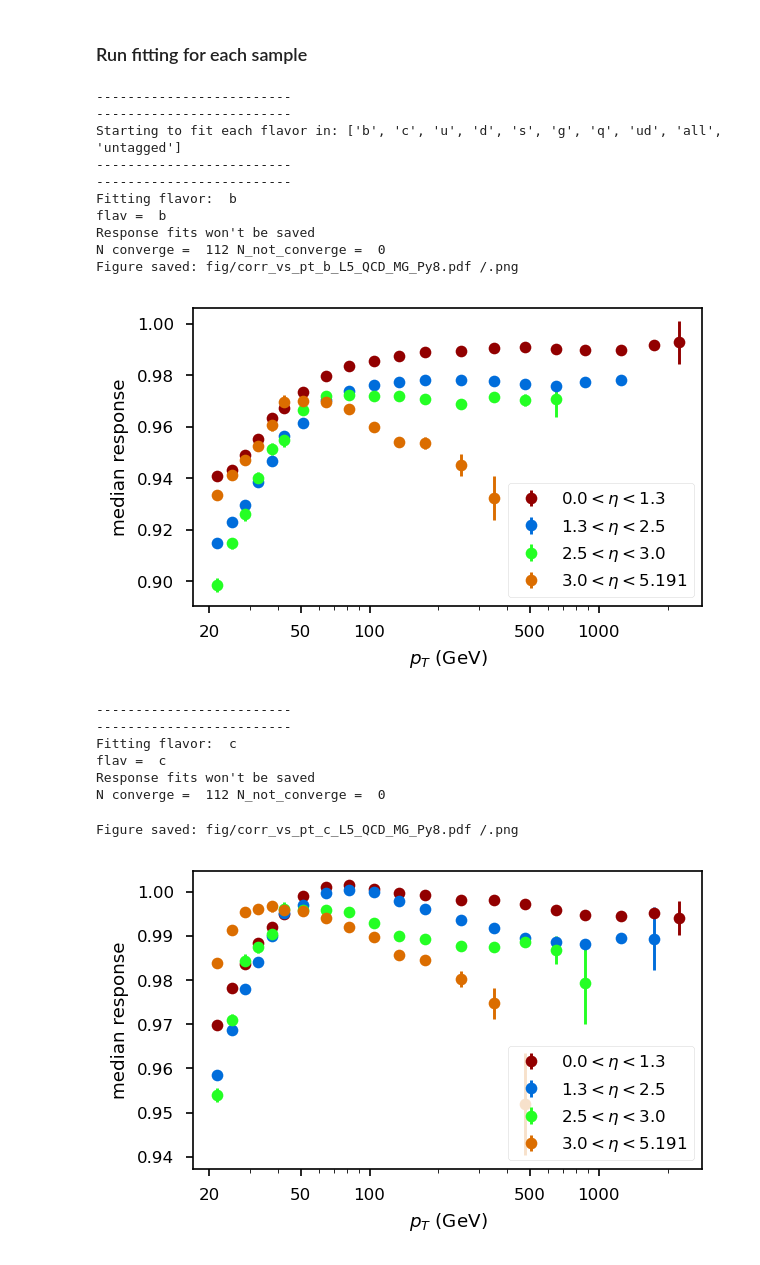
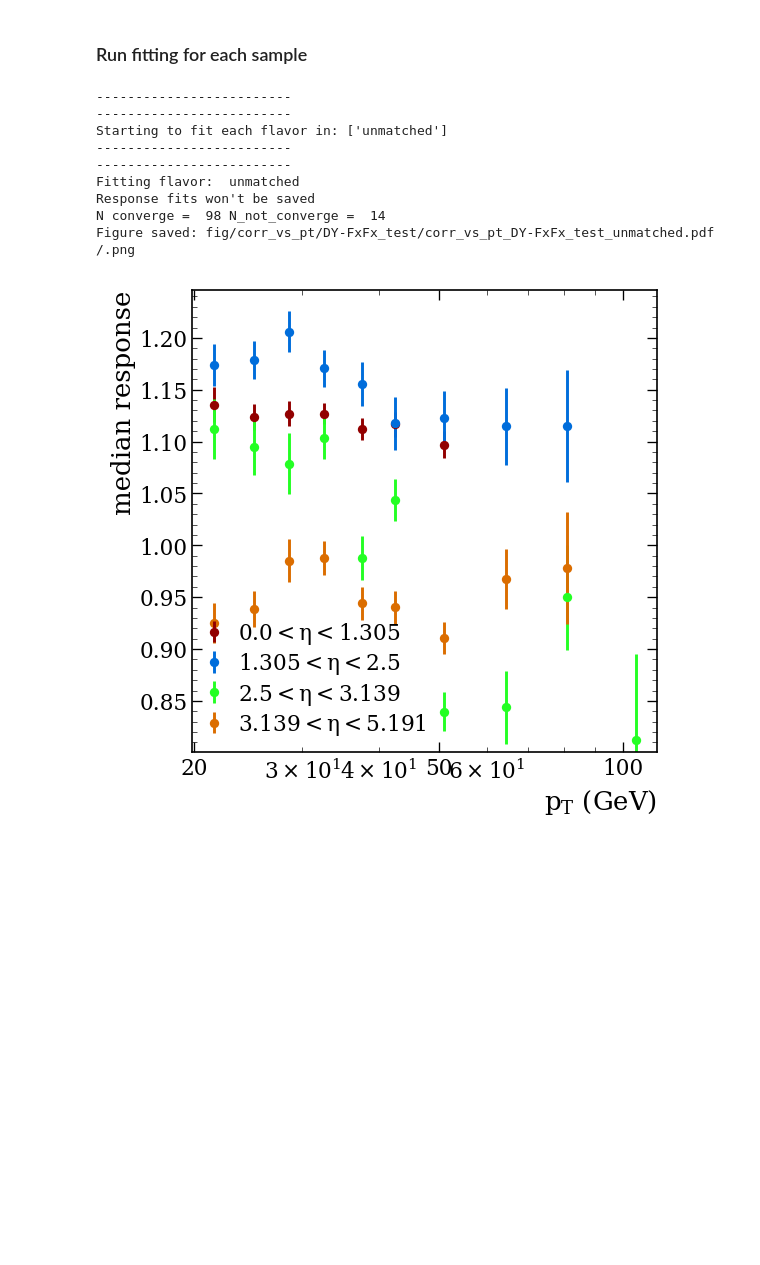
Before and after one commit to dsidirop1/JMECoffea, a Jupyter notebook: run_processor_response_fitter.ipynb, the cells around one changed output. Cells and saved outputs as stored; diff of their text form; code cells hidden in the pictures; blank space fills up the shorter version.

Commit message:
Repaired the bug with unmatched flavors

```diff
--- a/run_processor_response_fitter.ipynb
+++ b/run_processor_response_fitter.ipynb
@@ -287,7 +307,7 @@ if(UsingDaskExecutor and not CoffeaCasaEnv):
         cluster.scale(8)
         client = Client(cluster)
 
-    client.upload_file('CoffeaJERCProcessor'+tag+'.py')
+    client.upload_file('CoffeaJERCProcessor'+tag_Lx+'.py')
     client.upload_file('count_2d.py')
 
     client
@@ -360,13 +442,13 @@ Loaded histograms from:  out/CoffeaJERCOutputs_L5_QCD_MG_Py8.coffea
 ### Striching up the sample
 # %%
 output_orig = output
-if 'Herwig-QCD' in data_tag or "MG" in data_tag:
+if "QCD-MG" in data_tag:
     response_sums = {key:sum(dictionary_pattern(output[key], "ptresponse_").values()).sum().value for key in output.keys()}
     scale_factors = hist_div(xsec_dict, response_sums)
     all_histo_keys = output[next(iter(output.keys()))].keys()
     result = {histo_key:sum_subhist(output, histo_key, scale_factors) for histo_key in all_histo_keys }
     output = result
-else:
+elif len(output.keys())==1:
     output = output[list(output.keys())[0]]
 # %% [markdown]
 ### Fit responses
@@ -389,7 +471,7 @@ if fine_etabins==True:
 elif one_bin==True:
     ptbins = np.array([15, 10000])
     ptbins_c = (ptbins[:-1]+ptbins[1:])/2
-    etabins = np.array([-5, -3, -2.5, -1.3, 0, 1.3, 2.5, 3, 5])
+#     etabins = np.array([-5, -3, -2.5, -1.3, 0, 1.3, 2.5, 3, 5])
     etabins = np.array([etabins[0], 0, etabins[-1]])
 #     etabins = np.array([etabins[3], 0, etabins[-4]])
 else:
@@ -397,7 +479,8 @@ else:
 #     ptbins = ptbins[2:] #because there is a pt cut on pt gen and no point of fitting and plotting below that
     ptbins_c = output[response_key].axes['pt_gen'].centers
     etabins = np.array([-5.191, -3.489, -3.139, -2.853,   -2.5, -2.322,  -1.93, -1.653, -1.305, -0.783,      0,  0.783,  1.305,  1.653,   1.93,  2.322,    2.5,  2.853,  3.139,  3.489, 5.191])
-    etabins = np.array([-5.191, -3, -2.5, -1.3, 0, 1.3, 2.5, 3, 5.191])
+#     etabins = np.array([-5.191, -3, -2.5, -1.3, 0, 1.3, 2.5, 3, 5.191])
+    etabins = np.array([-5.191, -3.139, -2.5, -1.305, 0., 1.305, 2.5, 3.139, 5.191])
 
 
 
@@ -520,6 +603,14 @@ def fit_responses(output, flavor='b'):
     saveplots = False
 
     response_hist, recopt_hist = add_flavors(output, flavor, combine_antiflavour)
+
+    response_hist = rebin_hist(response_hist, 'jeteta' , etabins)
+    recopt_hist = rebin_hist(recopt_hist, 'jeteta' , etabins)
+
+    sum_neg_pos_eta_bool=True
+    if sum_neg_pos_eta_bool==True:
+        response_hist = sum_neg_pos_eta(response_hist)
+        recopt_hist = sum_neg_pos_eta(recopt_hist)
 
     results = {key:np.zeros((jetpt_length, jeteta_length))
                   for key in ["Mean", "MeanVar", "Median", "MedianStd", "MeanRecoPt"]  }
@@ -553,7 +644,15 @@ def fit_responses(output, flavor='b'):
             pt_string = pt_string.replace('.0','').replace('-infto','0to')
 
         for k in range(jeteta_length):
-            histo, histopt, eta_string = slice_histogram(response_hist, recopt_hist, etabins, k, pt_lo, pt_hi)
+            histo = response_hist[i, :, k]
+            histopt = recopt_hist[i, k]
+
+            etaPl_lo = etabins[k+jeteta_length]
+            etaPl_hi = etabins[k+1+jeteta_length]
+            eta_string = '_eta'+str(etaPl_lo)+'to'+str(etaPl_hi)
+            eta_string = eta_string.replace('.','')
+
+#             histo, histopt, eta_string = slice_histogram(response_hist, recopt_hist, etabins, k, pt_lo, pt_hi)
             yvals = histo.values()[1:]     #[1:] to exclude the second peak for low pt
             try:
                 Neff = histo.sum().value**2/(histo.sum().variance)
@@ -599,12 +698,8 @@ medianstds = []
 # %%time
 # load_fit_res=False
 combine_antiflavour = True
-# subsamples = ['', '_b', '_c', '_u', '_d', '_s', '_g', '_bbar', '_cbar', '_ubar', '_dbar','_sbar']
-# subsamples = ['b', 'c', 'u', 'd', 's', 'g', 'bbar', 'cbar', 'ubar', 'dbar','sbar', 'q', 'qbar', 'ud', 'udbar']
-flavors = ['b', 'c', 'u', 'd', 's', 'g', 'q', 'ud', 'all', 'untagged']
-# subsamples = ['all', 'b', 'bbar', 'untagged', 'q', 'ud', 'q', 'ud']
-# subsamples = ['b']
-# subsamples = ['untagged']
+flavors = ['b', 'c', 'u', 'd', 's', 'g', 'q', 'ud', 'all', 'unmatched']
+# flavors = ['unmatched']
 print('-'*25)
 print('-'*25)
 print(f'Starting to fit each flavor in: {flavors}')
@@ -612,46 +707,38 @@ for flav in flavors:
     print('-'*25)
     print('-'*25)
     print('Fitting flavor: ', flav)
     if load_fit_res:
         result = {}
         keys = ["Mean", "MeanVar", "Median", "MedianStd", "MeanRecoPt"]
         for key in keys:
             result[key] = read_data(key, flav, tag_full)
 
     else:
         result = fit_responses(output, flav)
         medians.append(result["Median"][0][0])
         medianstds.append(result["MedianStd"][0][0])
         for key in result:
             save_data(result[key], key, flav, tag_full, ptbins, etabins_mod)
             pass
 
+#     print("result = ", result)
     median = result["Median"]
     medianStd = result["MedianStd"]
 
     meanstd = np.sqrt(result["MeanVar"])
 
     if one_bin: #or fine_etabins:
-        plot_corrections_eta(result["Median"], result["MedianStd"], flav)
+        plot_corrections_eta(result["Median"], result["MedianStd"], ptbins, etabins_c, tag_full, flav)
     else:
-        plot_corrections(result["Median"], result["MedianStd"], ptbins_c, etabins_mod, flav+tag_full)
+        plot_corrections(result["Median"], result["MedianStd"], ptbins_c, etabins_mod, tag_full, flav)
 # %% [output]
 -------------------------
 -------------------------
-Starting to fit each flavor in: ['b', 'c', 'u', 'd', 's', 'g', 'q', 'ud', 'all', 'untagged']
+Starting to fit each flavor in: ['unmatched']
 -------------------------
 -------------------------
-Fitting flavor:  b
-flav =  b
+Fitting flavor:  unmatched
 Response fits won't be saved
-N converge =  112 N_not_converge =  0
-Figure saved: fig/corr_vs_pt_b_L5_QCD_MG_Py8.pdf /.png
+N converge =  98 N_not_converge =  14
+Figure saved: fig/corr_vs_pt/DY-FxFx_test/corr_vs_pt_DY-FxFx_test_unmatched.pdf /.png
-[figure, old version]
+[figure, new version]
--------------------------
--------------------------
-Fitting flavor:  c
-flav =  c
-Response fits won't be saved
-N converge =  112 N_not_converge =  0
-Figure saved: fig/corr_vs_pt_c_L5_QCD_MG_Py8.pdf /.png
-[figure, removed]
```
Also changed, not shown: parts of 22 cells of this notebook, 9 other files.
